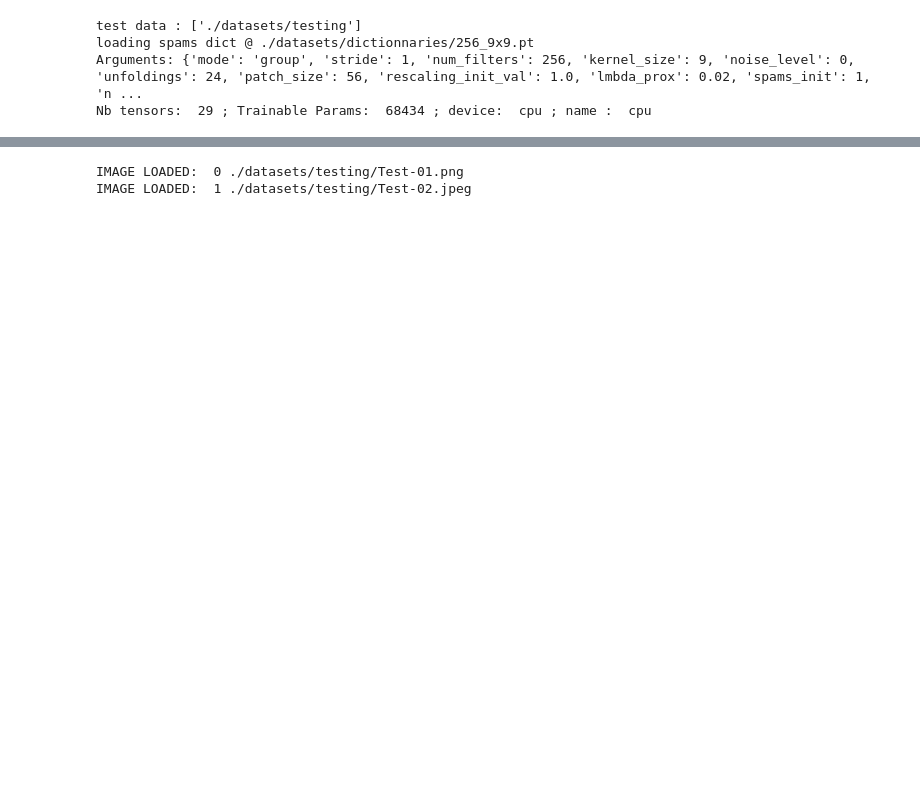
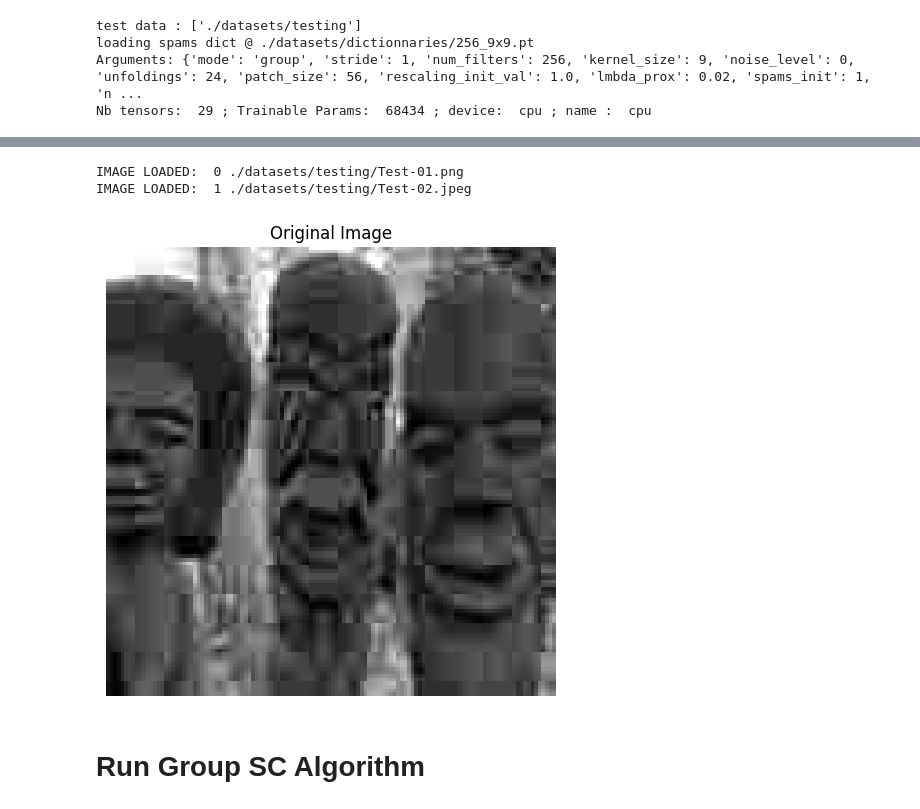
Before and after one commit to Skydive/Group-Sparse-Coding, a Jupyter notebook: test.ipynb, the cells around one changed output, grey strips where cells are left out. Saved outputs shown, nothing was run; the diff lists cells and outputs as text; code cells hidden in the pictures; blank space fills up the shorter version.

Commit message:
Fixed ipynb diagrams

```diff
--- a/test.ipynb
+++ b/test.ipynb
@@ -104,26 +91,30 @@ groupLista(
 # %%
 num_iters = 0
 psnr_tot = 0
 stride_test = args.stride_test
 
 loader = loaders['test']
 batch = list(loader)[args.testidx]
 batch = batch.to(device=device)
 
 noise = torch.randn_like(batch) * noise_std
 noisy_batch = batch + noise
 
-f, axs = plt.subplots(1, 2, constrained_layout=True);
-axs[0].imshow(batch[0,0], cmap='gray');
-axs[0].set_title("Original Image");
-axs[1].imshow(noisy_batch[0,0], cmap='gray');
-axs[1].set_title("Noised Image");
-axs[0].axis('off');
-axs[1].axis('off');
+f, axs = plt.subplots(1, 1, constrained_layout=True);
+ax = axs;
+ax.imshow(batch[0,0], cmap='gray');
+ax.set_title("Original Image");
+# axs[1].imshow(noisy_batch[0,0], cmap='gray');
+# axs[1].set_title("Noised Image");
+ax.axis('off');
+# axs[1].axis('off');
 plt.show();
 # %% [output]
 IMAGE LOADED:  0 ./datasets/testing/Test-01.png
 IMAGE LOADED:  1 ./datasets/testing/Test-02.jpeg
+[figure, added]
+# %% [markdown]
+# Run Group SC Algorithm
 # %%
 # Disable pytorch gradient calculations (we're in test mode)
 with torch.set_grad_enabled(False):
```
Also changed, not shown: parts of 9 cells of this notebook, 5 other files.
